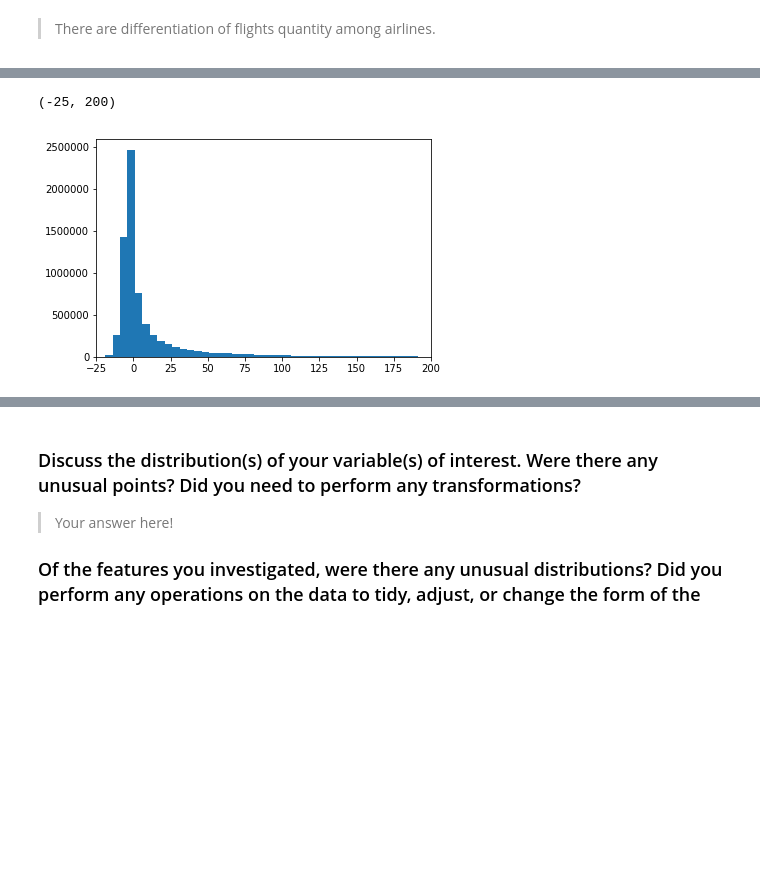
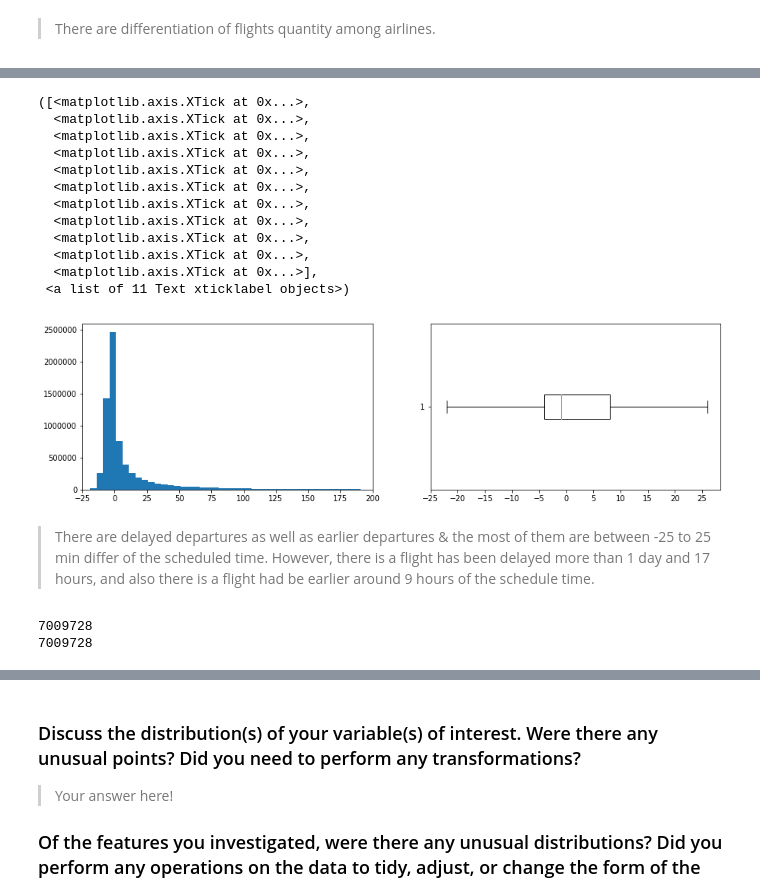
Before and after one commit to aryan9211/communicate-data-findings, a Jupyter notebook: exploration_template.ipynb, the cells around one changed output, grey strips where cells are left out. Saved outputs shown, nothing was run; the diff lists cells and outputs as text; code cells hidden in the pictures; blank space fills up the shorter version.

```diff
--- a/exploration_template.ipynb
+++ b/exploration_template.ipynb
@@ -112,9 +157,34 @@ sb.countplot(data=df, x='UniqueCarrier', color=color, order=carrier_sort)
 # %%
+plt.figure(figsize=[15,4])
+
+plt.subplot(1,2,1)
 step = 5
 bin_edges = np.arange(df.DepDelay.min()-step, df.DepDelay.max()+step, step)
 plt.hist(df.DepDelay, bins=bin_edges)
 plt.xlim(-25,200)
 # plt.xticks(np.arange(-25,200,25))
+
+plt.subplot(1,2,2)
+plt.boxplot(x=df[pd.notnull(df.DepDelay)].DepDelay, vert=False, showfliers=False)
+plt.xticks(np.arange(-25,30, 5))
 # %% [output]
-(-25, 200)
+([<matplotlib.axis.XTick at 0x...>,
+  <matplotlib.axis.XTick at 0x...>,
+  <matplotlib.axis.XTick at 0x...>,
+  <matplotlib.axis.XTick at 0x...>,
+  <matplotlib.axis.XTick at 0x...>,
+  <matplotlib.axis.XTick at 0x...>,
+  <matplotlib.axis.XTick at 0x...>,
+  <matplotlib.axis.XTick at 0x...>,
+  <matplotlib.axis.XTick at 0x...>,
+  <matplotlib.axis.XTick at 0x...>,
+  <matplotlib.axis.XTick at 0x...>],
+ <a list of 11 Text xticklabel objects>)
-[figure, old version]
+[figure, new version]
+# %% [markdown]
+> There are delayed departures as well as earlier departures & the most of them are between -25 to 25 min differ of the scheduled time. However, there is a flight has been delayed more than 1 day and 17 hours, and also there is a flight had be earlier around 9 hours of the schedule time.
+# %%
+df2 = pd.merge(df, df_airports, left_on='Origin', right_on='iata')
+# %% [output]
+7009728
+7009728
```
Also changed, not shown: parts of 14 cells of this notebook.
